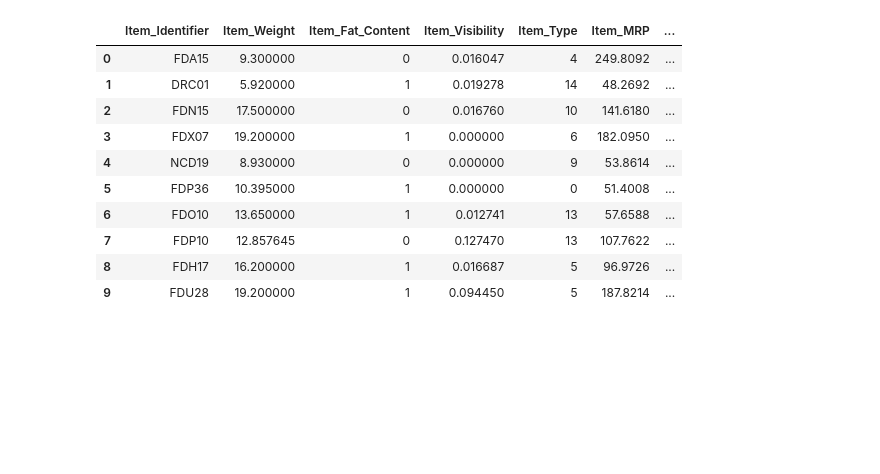
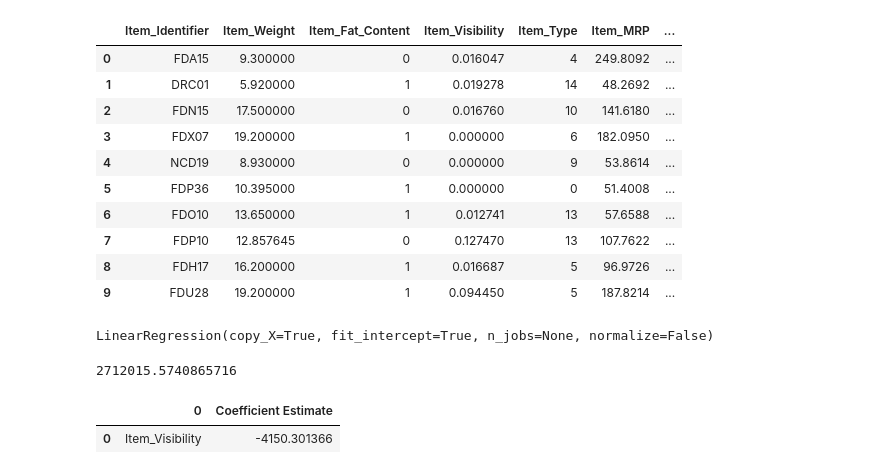
Before and after one commit to ghamanjain/Big-Mart-Sales, a Jupyter notebook: Big_Mart_Sales_Analysis.ipynb, the cells around one changed output. Saved outputs shown, nothing was run; the diff lists cells and outputs as text; code cells hidden in the pictures; blank space fills up the shorter version.

```diff
--- a/Big_Mart_Sales_Analysis.ipynb
+++ b/Big_Mart_Sales_Analysis.ipynb
@@ -237,0 +250,8 @@ df.head(10)
+# %%
+X=train.loc[:,['Item_Visibility']]
+# %%
+x_train,x_cv,y_train,y_cv=train_test_split(X,train.Item_Outlet_Sales) #Splitting into train and cv for further operations
+# %%
+lreg.fit(x_train,y_train) #training the model
+# %% [output]
+LinearRegression(copy_X=True, fit_intercept=True, n_jobs=None, normalize=False)
@@ -237,0 +262,12 @@ df.head(10)
+# %%
+mse
+# %% [output]
+2712015.5740865716
+# %%
+coeff = DataFrame(x_train.columns)
+coeff['Coefficient Estimate']=Series(lreg.coef_)  #Calculation of coefficient
+# %%
+coeff
+# %% [output]
+|  | 0 | Coefficient Estimate |
+| 0 | Item_Visibility | -4150.301366 |
```
Also changed, not shown: parts of 28 cells of this notebook.
